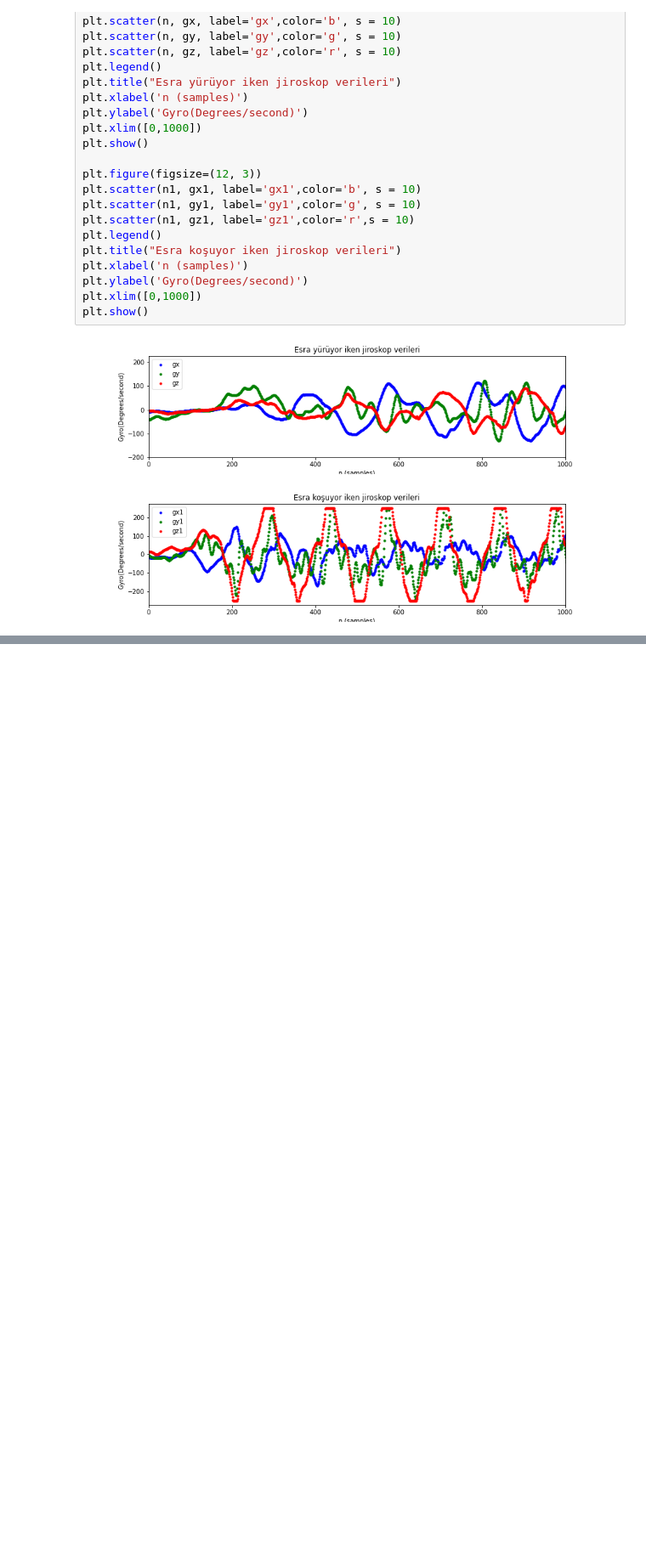
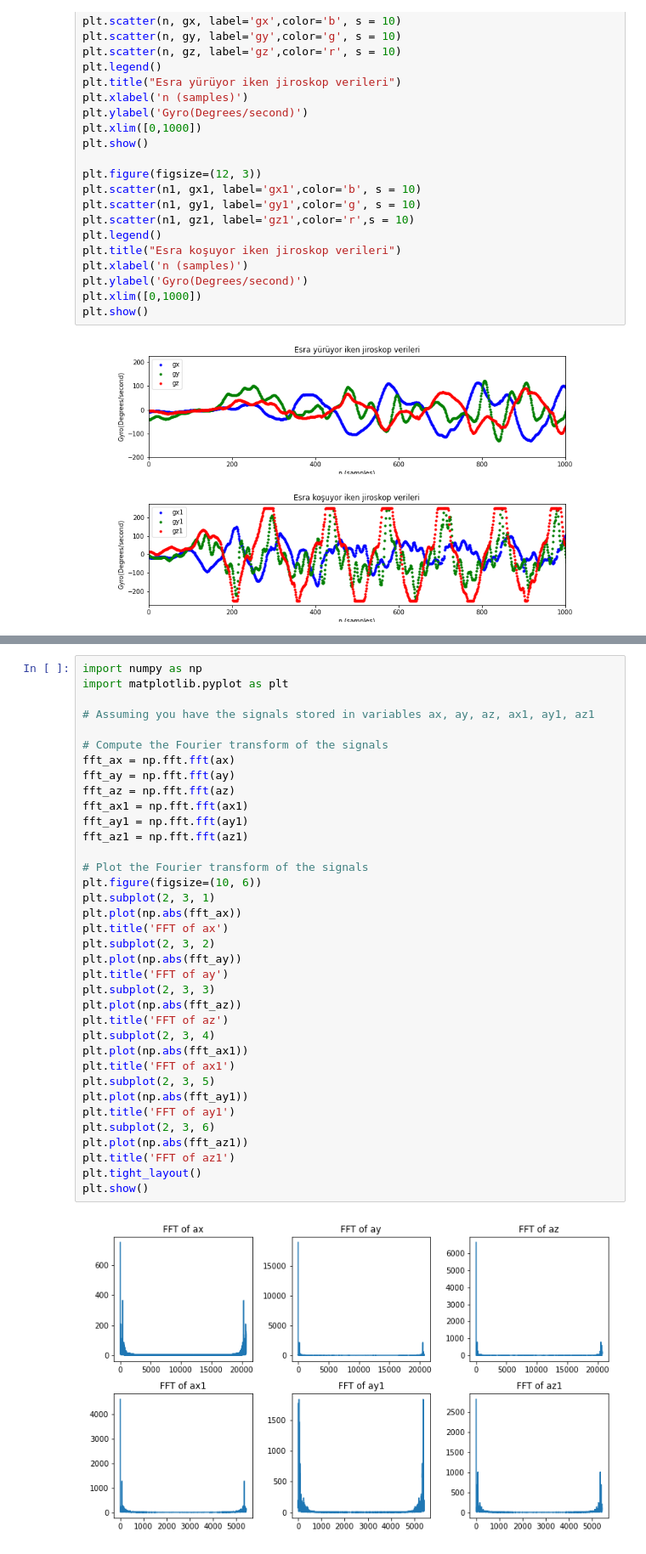
Before and after one commit to fouad1233/pico_step_counter, a Jupyter notebook: data/data_analyze.ipynb, the cells around one changed output, grey strips where cells are left out. Shown at 85% size. Drawn from its saved outputs; the diff is of its cells as text; blank space fills up the shorter version.

```diff
--- a/data/data_analyze.ipynb
+++ b/data/data_analyze.ipynb
@@ -145,0 +304,38 @@ plt.show()
+# %%
+import numpy as np
+import matplotlib.pyplot as plt
+
+# Assuming you have the signals stored in variables ax, ay, az, ax1, ay1, az1
+
+# Compute the Fourier transform of the signals
+fft_ax = np.fft.fft(ax)
+fft_ay = np.fft.fft(ay)
+fft_az = np.fft.fft(az)
+fft_ax1 = np.fft.fft(ax1)
+fft_ay1 = np.fft.fft(ay1)
+fft_az1 = np.fft.fft(az1)
+
+# Plot the Fourier transform of the signals
+plt.figure(figsize=(10, 6))
+plt.subplot(2, 3, 1)
+plt.plot(np.abs(fft_ax))
+plt.title('FFT of ax')
+plt.subplot(2, 3, 2)
+plt.plot(np.abs(fft_ay))
+plt.title('FFT of ay')
+plt.subplot(2, 3, 3)
+plt.plot(np.abs(fft_az))
+plt.title('FFT of az')
+plt.subplot(2, 3, 4)
+plt.plot(np.abs(fft_ax1))
+plt.title('FFT of ax1')
+plt.subplot(2, 3, 5)
+plt.plot(np.abs(fft_ay1))
+plt.title('FFT of ay1')
+plt.subplot(2, 3, 6)
+plt.plot(np.abs(fft_az1))
+plt.title('FFT of az1')
+plt.tight_layout()
+plt.show()
+# %% [output]
+[figure, added]
```
Also changed, not shown: parts of 2 cells of this notebook, 1 other file.
